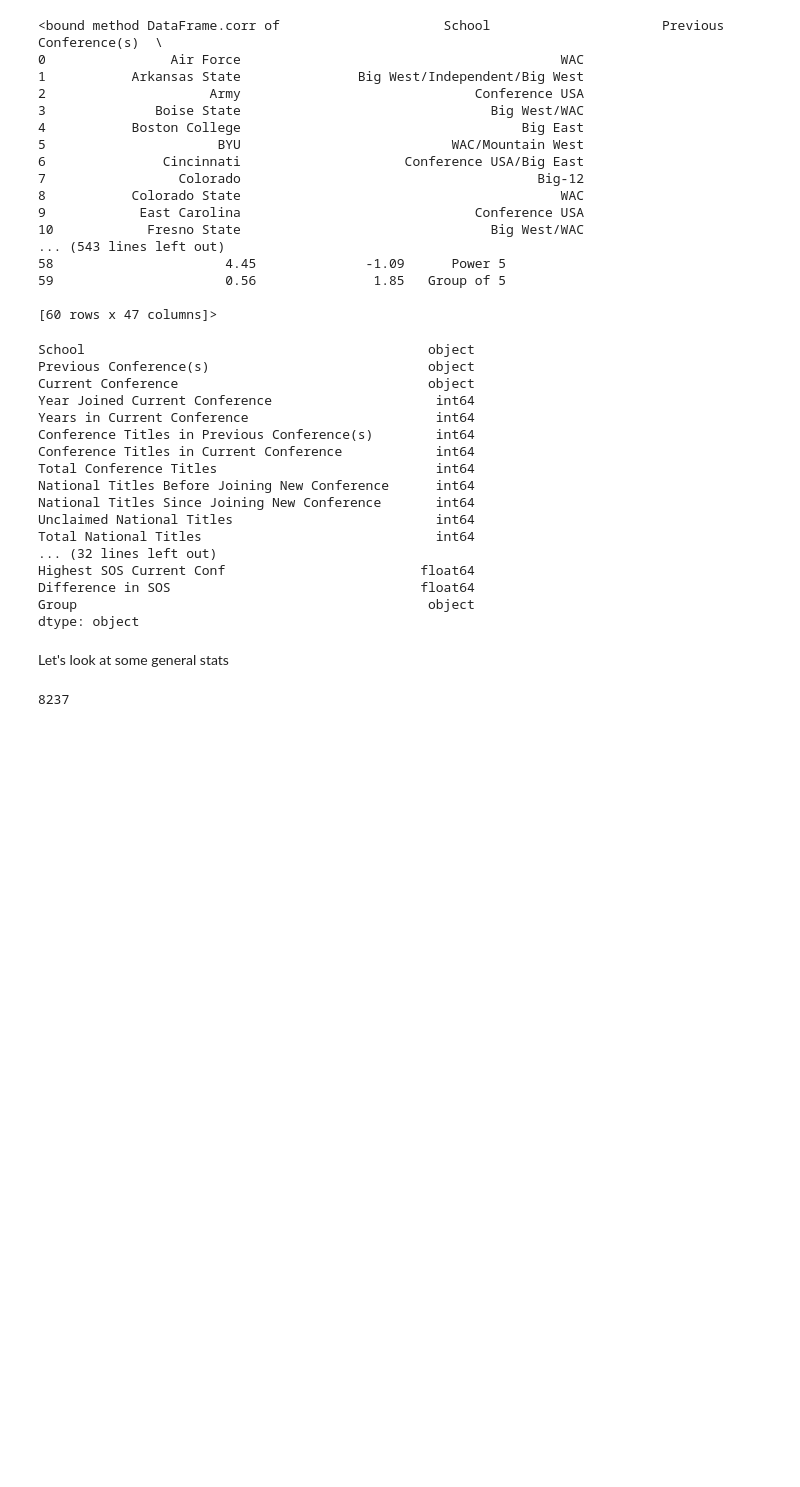
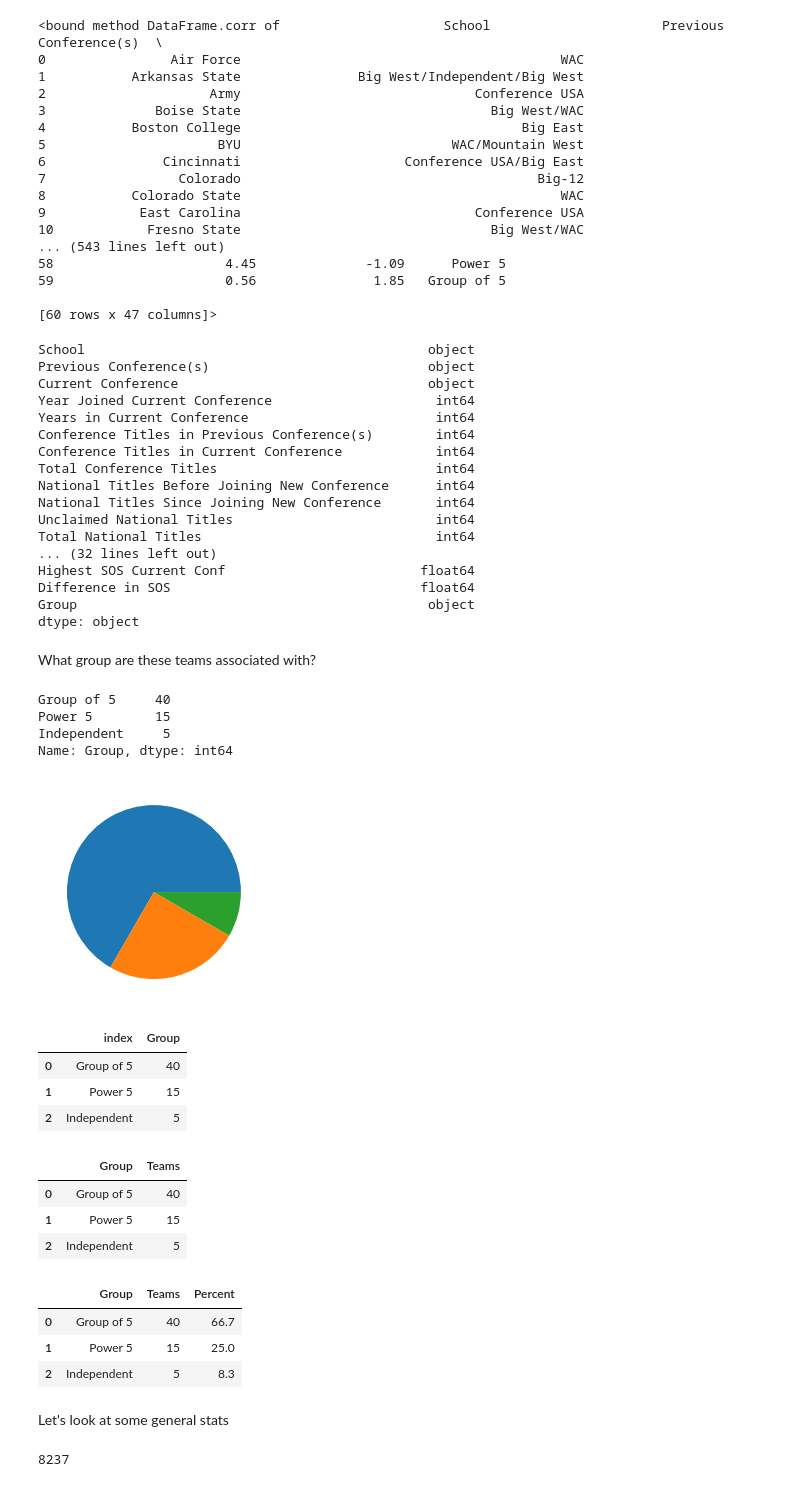
Before and after one commit to LJRollerII/Conference_Realignment_In_College_Football, a Jupyter notebook: notebooks/CFB_Realignment.ipynb, the cells around one changed output. Drawn from its saved outputs; the diff is of its cells as text; code cells hidden in the pictures; blank space fills up the shorter version.

Commit message:
Continuing to analyze the data along with creating visualizations.

```diff
--- a/notebooks/CFB_Realignment.ipynb
+++ b/notebooks/CFB_Realignment.ipynb
@@ -97,7 +97,45 @@ Difference in SOS                                float64
 Group                                             object
 dtype: object
 # %% [markdown]
-Let's look at some general stats
+What group are these teams associated with?
+# %%
+cfb_realignment.Group.value_counts()
+# %% [output]
+Group of 5     40
+Power 5        15
+Independent     5
+Name: Group, dtype: int64
+# %%
+plt.pie(cfb_realignment.Group.value_counts())
+plt.show()
+# %% [output]
+[figure, added]
+# %%
+Group = pd.DataFrame(cfb_realignment.Group.value_counts().reset_index())
+Group.head()
+# %% [output]
+|  | index | Group |
+| 0 | Group of 5 | 40 |
+| 1 | Power 5 | 15 |
+| 2 | Independent | 5 |
+# %%
+Group.columns = ['Group', 'Teams']
+Group.head()
+# %% [output]
+|  | Group | Teams |
+| 0 | Group of 5 | 40 |
+| 1 | Power 5 | 15 |
+| 2 | Independent | 5 |
+# %%
+Group['Percent'] = round((Group['Teams'] / 60) * 100,1)
+Group.head()
+# %% [output]
+|  | Group | Teams | Percent |
+| 0 | Group of 5 | 40 | 66.7 |
+| 1 | Power 5 | 15 | 25.0 |
+| 2 | Independent | 5 | 8.3 |
+# %% [markdown]
+Let's look at some general stats
 # %%
 cfb_realignment.W_Overall.sum()
 # %% [output]
```
Also changed, not shown: parts of 12 cells of this notebook.
